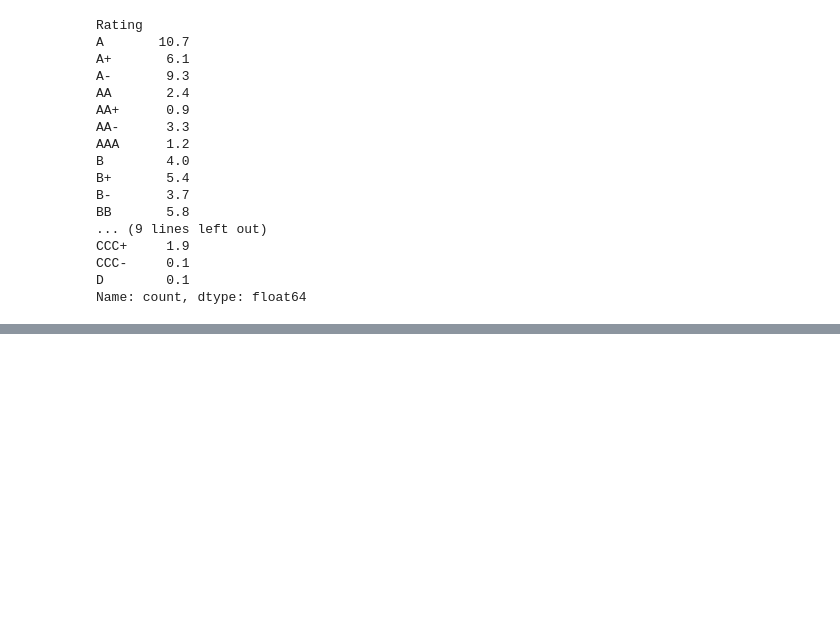
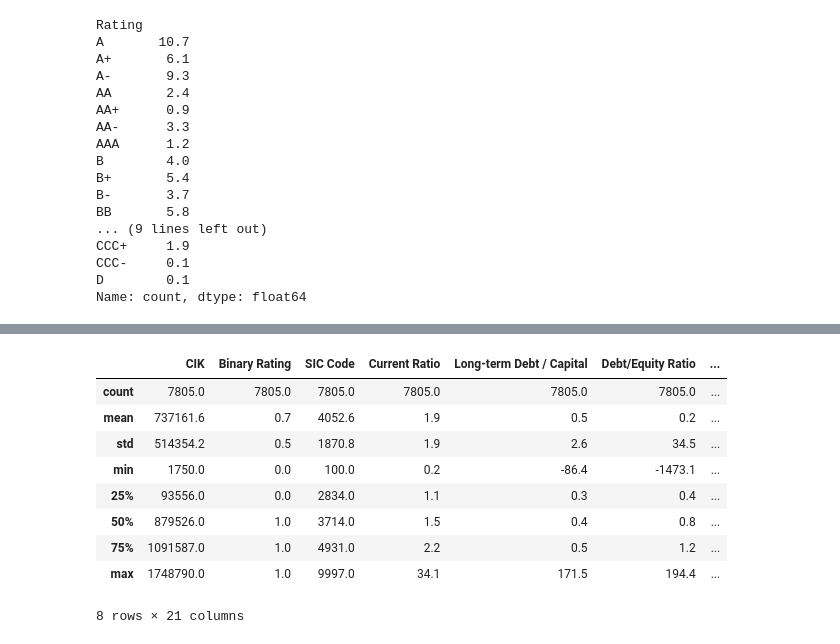
Before and after one commit to jfdonosom/Notebooks, a Jupyter notebook: Preentrega_DSII_Donoso_Mendieta.ipynb, the cells around one changed output, grey strips where cells are left out. Cells and saved outputs as stored; diff of their text form; code cells hidden in the pictures; blank space fills up the shorter version.

```diff
--- a/Preentrega_DSII_Donoso_Mendieta.ipynb
+++ b/Preentrega_DSII_Donoso_Mendieta.ipynb
@@ -57,0 +210,13 @@ Name: count, dtype: float64
+# %%
+df.describe().round(1)
+# %% [output]
+|  | CIK | Binary Rating | SIC Code | Current Ratio | Long-term Debt / Capital | Debt/Equity Ratio | ... |
+| count | 7805.0 | 7805.0 | 7805.0 | 7805.0 | 7805.0 | 7805.0 | ... |
+| mean | 737161.6 | 0.7 | 4052.6 | 1.9 | 0.5 | 0.2 | ... |
+| std | 514354.2 | 0.5 | 1870.8 | 1.9 | 2.6 | 34.5 | ... |
+| min | 1750.0 | 0.0 | 100.0 | 0.2 | -86.4 | -1473.1 | ... |
+| 25% | 93556.0 | 0.0 | 2834.0 | 1.1 | 0.3 | 0.4 | ... |
+| 50% | 879526.0 | 1.0 | 3714.0 | 1.5 | 0.4 | 0.8 | ... |
+| 75% | 1091587.0 | 1.0 | 4931.0 | 2.2 | 0.5 | 1.2 | ... |
+| max | 1748790.0 | 1.0 | 9997.0 | 34.1 | 171.5 | 194.4 | ... |
+8 rows × 21 columns
```
Also changed, not shown: parts of 26 cells of this notebook.
